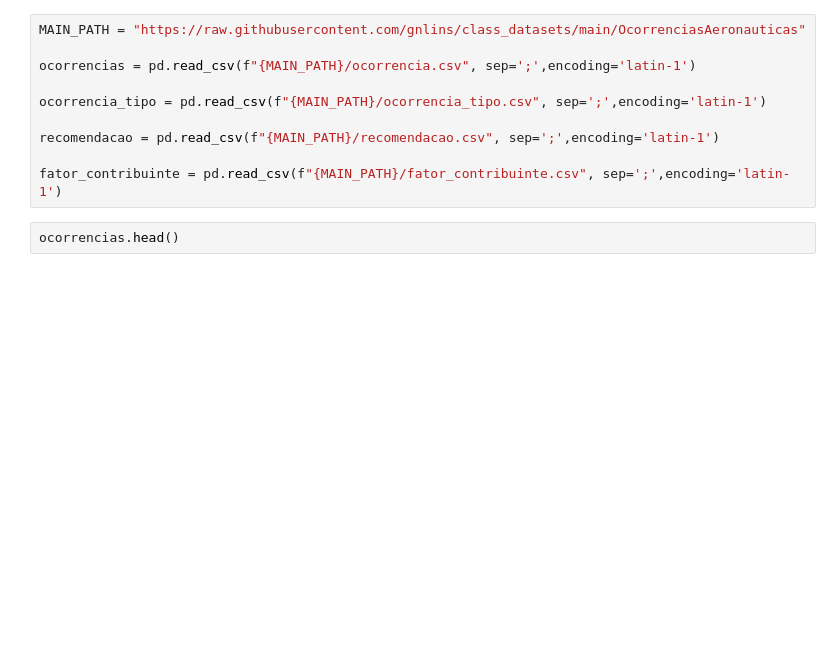
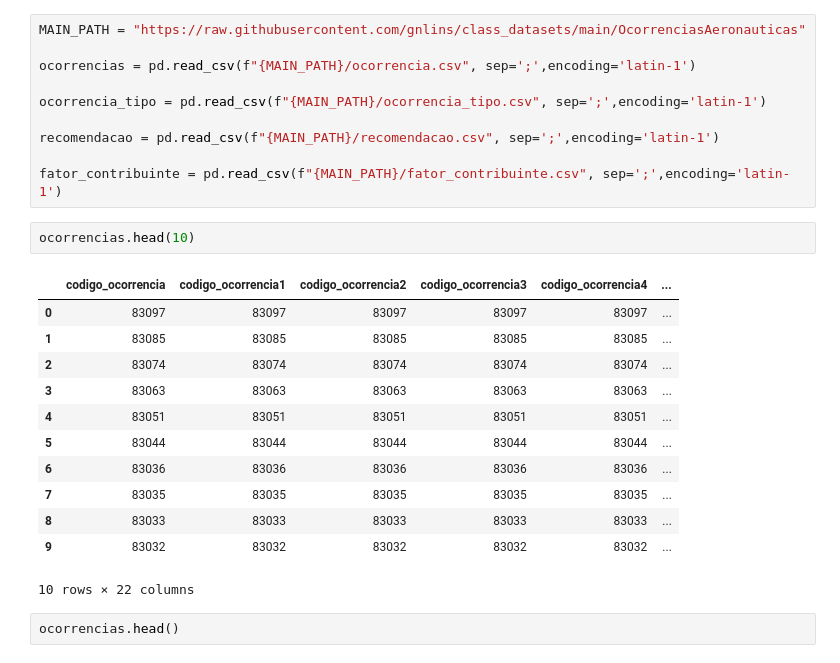
Before and after one commit to gnlins/AulaGit_Santander2024, a Jupyter notebook: Aula4/AplicandoConhecimentoPandas.ipynb, the cells around one changed output. Drawn from its saved outputs; the diff is of its cells as text; blank space fills up the shorter version.

```diff
--- a/Aula4/AplicandoConhecimentoPandas.ipynb
+++ b/Aula4/AplicandoConhecimentoPandas.ipynb
@@ -599,6 +599,21 @@ ocorrencia_tipo = pd.read_csv(f"{MAIN_PATH}/ocorrencia_tipo.csv", sep=';',encodi
 recomendacao = pd.read_csv(f"{MAIN_PATH}/recomendacao.csv", sep=';',encoding='latin-1')
 
 fator_contribuinte = pd.read_csv(f"{MAIN_PATH}/fator_contribuinte.csv", sep=';',encoding='latin-1')
+# %%
+ocorrencias.head(10)
+# %% [output]
+|  | codigo_ocorrencia | codigo_ocorrencia1 | codigo_ocorrencia2 | codigo_ocorrencia3 | codigo_ocorrencia4 | ... |
+| 0 | 83097 | 83097 | 83097 | 83097 | 83097 | ... |
+| 1 | 83085 | 83085 | 83085 | 83085 | 83085 | ... |
+| 2 | 83074 | 83074 | 83074 | 83074 | 83074 | ... |
+| 3 | 83063 | 83063 | 83063 | 83063 | 83063 | ... |
+| 4 | 83051 | 83051 | 83051 | 83051 | 83051 | ... |
+| 5 | 83044 | 83044 | 83044 | 83044 | 83044 | ... |
+| 6 | 83036 | 83036 | 83036 | 83036 | 83036 | ... |
+| 7 | 83035 | 83035 | 83035 | 83035 | 83035 | ... |
+| 8 | 83033 | 83033 | 83033 | 83033 | 83033 | ... |
+| 9 | 83032 | 83032 | 83032 | 83032 | 83032 | ... |
+10 rows × 22 columns
 # %%
 ocorrencias.head()
 # %% [output]
```
Also changed, not shown: parts of 3 cells of this notebook, 3 other files.
